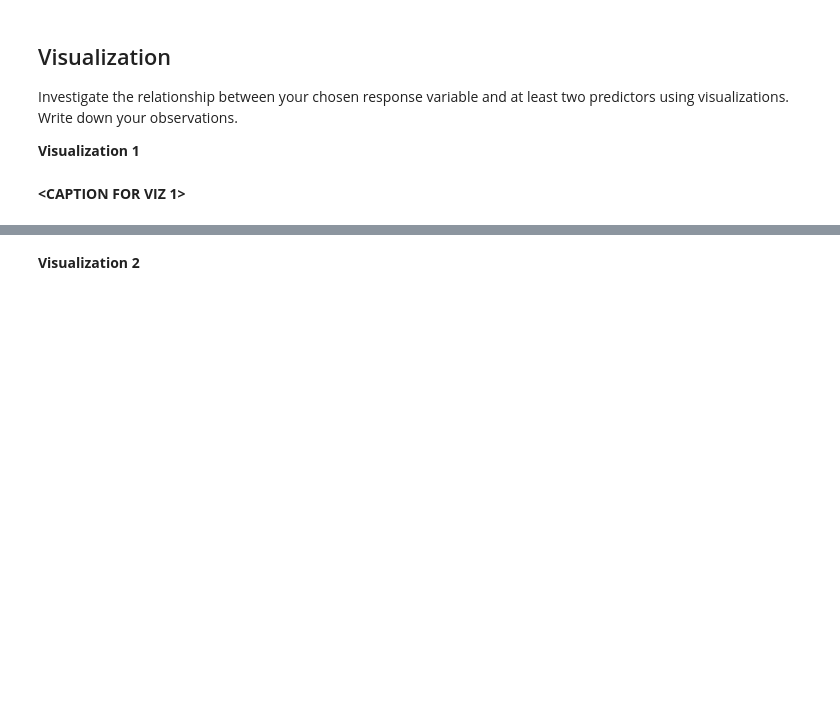
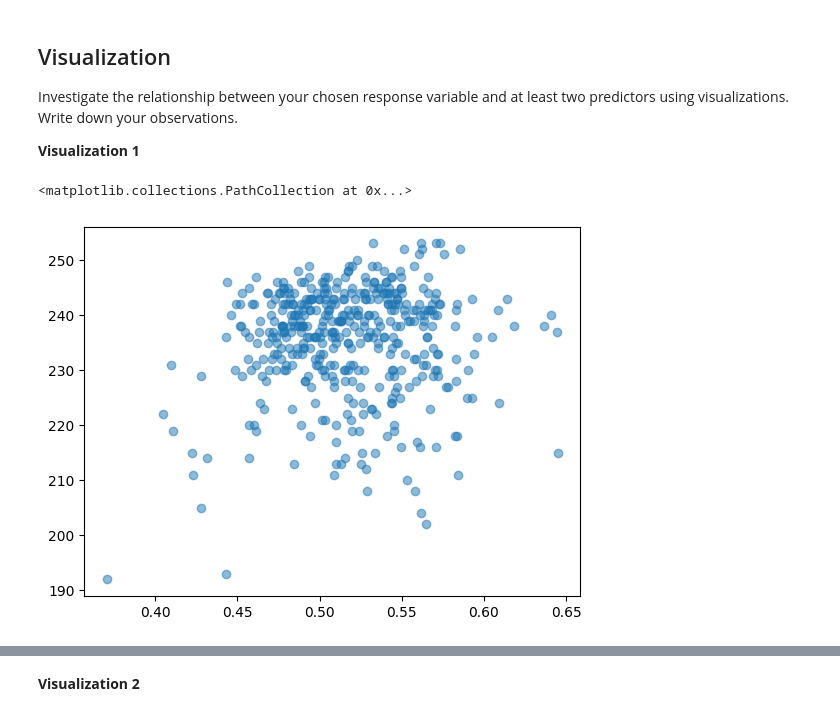
Before and after one commit to mpsivadasan/MDST-Onboarding-main, a Jupyter notebook: tutorial1/checkpoint1.ipynb, the cells around one changed output, grey strips where cells are left out. Drawn from its saved outputs; the diff is of its cells as text; code cells hidden in the pictures; blank space fills up the shorter version.

```diff
--- a/tutorial1/checkpoint1.ipynb
+++ b/tutorial1/checkpoint1.ipynb
@@ -134,5 +134,6 @@ Use this space to modify or create features.
 # %%
 # @@@ 5
 df['EXPENDITURE_FRAC'] = df['INSTRUCTION_EXPENDITURE'] / df['TOTAL_EXPENDITURE']
-#I added this column so I could observe the relationship between the states fraction of expenditure on instruction and their average math scores
-df
+#I added this column so I could observe the relationship between the states fraction of expenditure on instruction and their average scores
+df['EXPENDITURE_PER_STUDENT'] = df['TOTAL_EXPENDITURE'] / df['ENROLL']
+#I added this column so I could observe the relationship between expenditure per student and scores
@@ -156,2 +148,6 @@ Investigate the relationship between your chosen response variable and at least
-# %% [markdown]
-**<CAPTION FOR VIZ 1>**
+# %%
+# @@@ 6
+plt.scatter(df['EXPENDITURE_FRAC'], df['AVG_MATH_4_SCORE'], alpha=0.5)
+# %% [output]
+<matplotlib.collections.PathCollection at 0x...>
+[figure, added]
```
Also changed, not shown: parts of 3 cells of this notebook, 1 other file.
